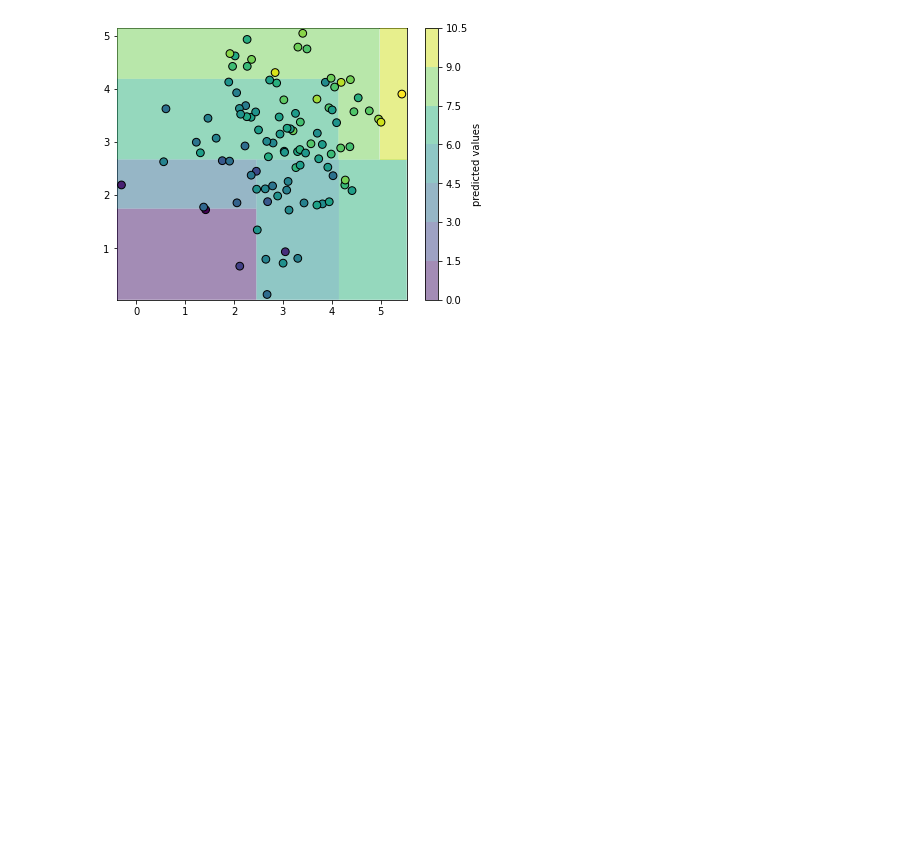
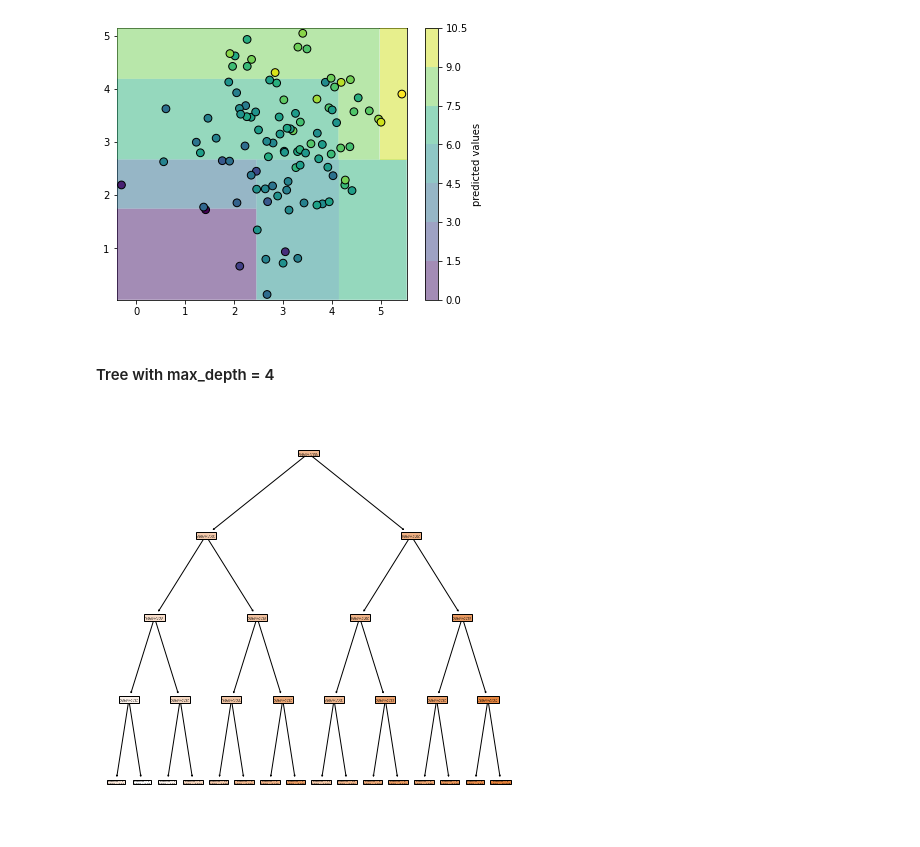
Before and after one commit to linhle32/YourAnalystBuddyBlog, a Jupyter notebook: Data Analytics/Machine learning models/Decision Tree/regression decision tree.ipynb, the cells around one changed output. Drawn from its saved outputs; the diff is of its cells as text; code cells hidden in the pictures; blank space fills up the shorter version.

```diff
--- a/Data Analytics/Machine learning models/Decision Tree/regression decision tree.ipynb
+++ b/Data Analytics/Machine learning models/Decision Tree/regression decision tree.ipynb
@@ -334,3 +334,14 @@ plt.show()
 plot_2d_reg_tree_decision(dt, X, Y)
 # %% [output]
 [figure]
+# %% [markdown]
+#### Tree with max_depth = 4
+# %%
+dt = DecisionTreeRegressor(max_depth=4)
+dt.fit(X, Y)
+plt.figure(figsize=(6,6))
+plot_tree(dt, impurity=False, filled=True)
+plt.tight_layout()
+plt.show()
+# %% [output]
+[figure, added]
```
Also changed, not shown: parts of 4 cells of this notebook.
